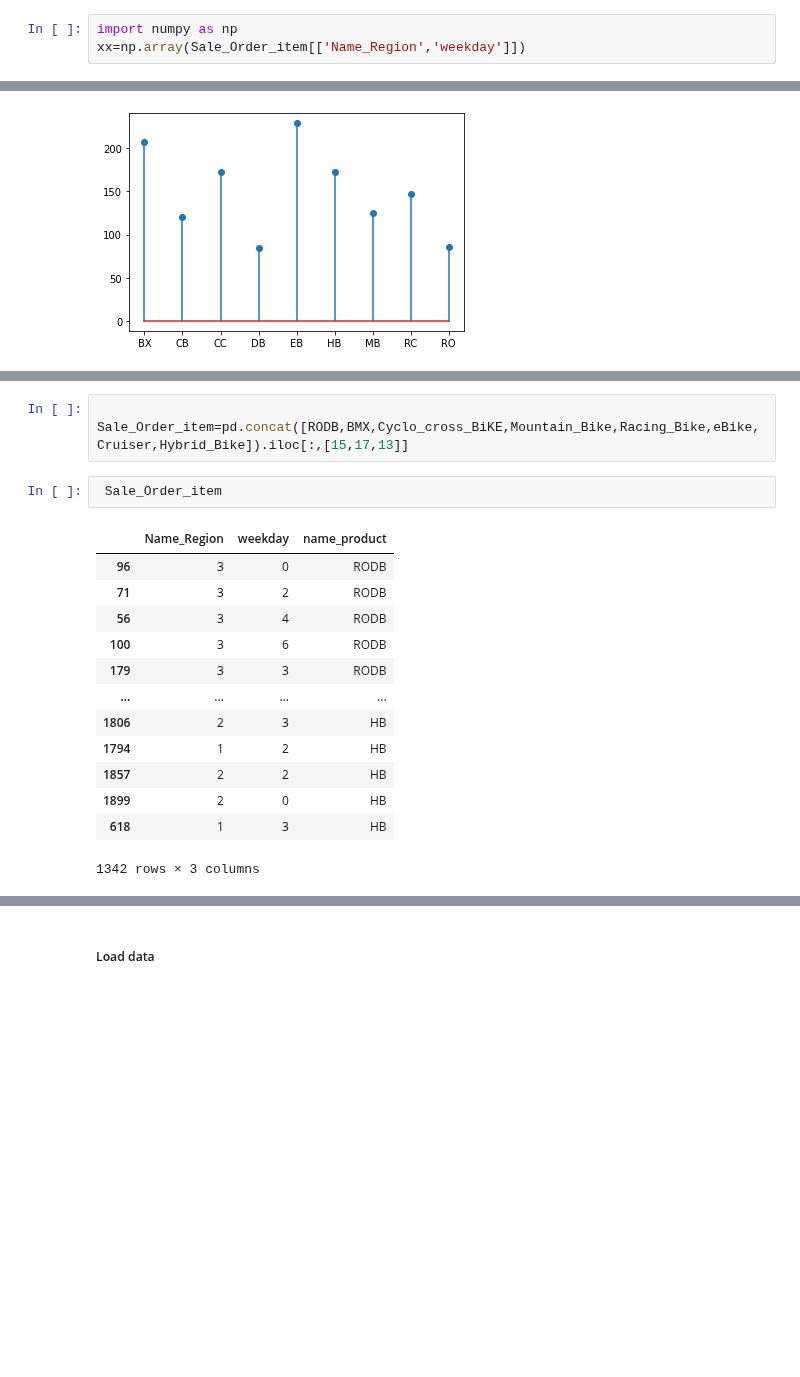
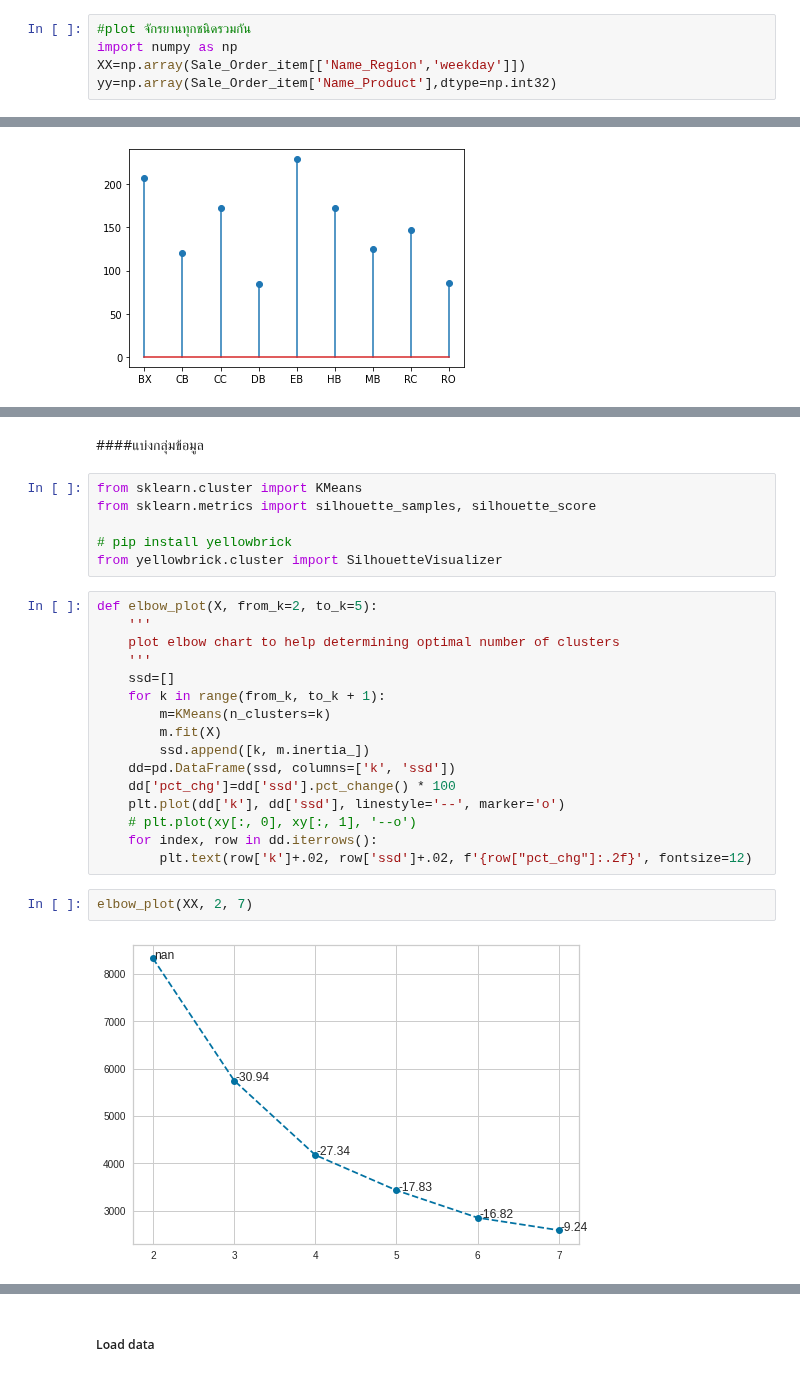
Before and after one commit to nicha0524/DPDM2021, a Jupyter notebook: Project_FINAL.ipynb, the cells around one changed output, grey strips where cells are left out. Drawn from its saved outputs; the diff is of its cells as text; blank space fills up the shorter version.

```diff
--- a/Project_FINAL.ipynb
+++ b/Project_FINAL.ipynb
@@ -1243,3 +1234,5 @@ set(Sale_Order_item['name_product'])
 # %%
+#plot จักรยานทุกชนิดรวมกัน
 import numpy as np
-xx=np.array(Sale_Order_item[['Name_Region','weekday']])
+XX=np.array(Sale_Order_item[['Name_Region','weekday']])
+yy=np.array(Sale_Order_item['Name_Product'],dtype=np.int32)
@@ -1312,18 +1279,28 @@ RODB
-# %%
- Sale_Order_item=pd.concat([RODB,BMX,Cyclo_cross_BiKE,Mountain_Bike,Racing_Bike,eBike,Cruiser,Hybrid_Bike]).iloc[:,[15,17,13]]
-# %%
- Sale_Order_item
-# %% [output]
-|  | Name_Region | weekday | name_product |
-| 96 | 3 | 0 | RODB |
-| 71 | 3 | 2 | RODB |
-| 56 | 3 | 4 | RODB |
-| 100 | 3 | 6 | RODB |
-| 179 | 3 | 3 | RODB |
-| ... | ... | ... | ... |
-| 1806 | 2 | 3 | HB |
-| 1794 | 1 | 2 | HB |
-| 1857 | 2 | 2 | HB |
-| 1899 | 2 | 0 | HB |
-| 618 | 1 | 3 | HB |
-1342 rows × 3 columns
+# %% [markdown]
+####แบ่งกลุ่มข้อมูล
+# %%
+from sklearn.cluster import KMeans
+from sklearn.metrics import silhouette_samples, silhouette_score
+
+# pip install yellowbrick
+from yellowbrick.cluster import SilhouetteVisualizer
+# %%
+def elbow_plot(X, from_k=2, to_k=5):
+    '''
+    plot elbow chart to help determining optimal number of clusters
+    '''
+    ssd=[]
+    for k in range(from_k, to_k + 1):
+        m=KMeans(n_clusters=k)
+        m.fit(X)
+        ssd.append([k, m.inertia_])
+    dd=pd.DataFrame(ssd, columns=['k', 'ssd'])
+    dd['pct_chg']=dd['ssd'].pct_change() * 100
+    plt.plot(dd['k'], dd['ssd'], linestyle='--', marker='o')
+    # plt.plot(xy[:, 0], xy[:, 1], '--o')
+    for index, row in dd.iterrows():
+        plt.text(row['k']+.02, row['ssd']+.02, f'{row["pct_chg"]:.2f}', fontsize=12)
+# %%
+elbow_plot(XX, 2, 7)
+# %% [output]
+[figure, added]
```
Also changed, not shown: parts of 100 cells of this notebook.
